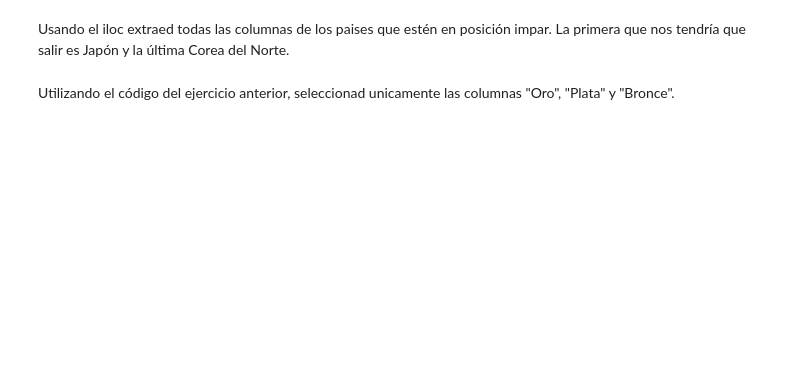
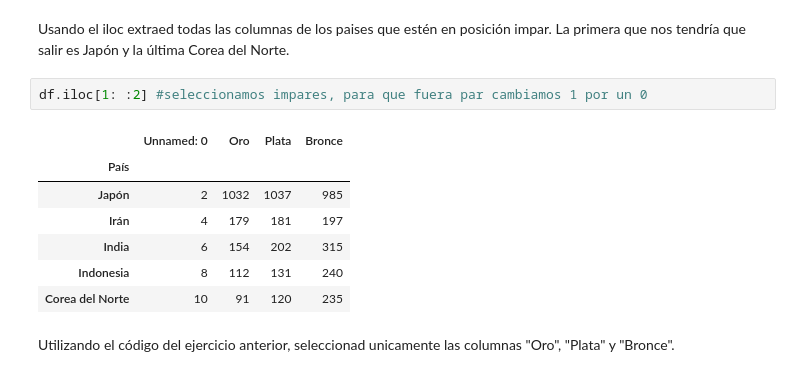
Before and after one commit to anane3373/PromoE-DA-Modulo2-sprint1-AnaIsabel-AnaG-Victoria, a Jupyter notebook: Pair1PAndas.ipynb, the cells around one changed output. Drawn from its saved outputs; the diff is of its cells as text; blank space fills up the shorter version.

```diff
--- a/Pair1PAndas.ipynb
+++ b/Pair1PAndas.ipynb
@@ -50,4 +183,14 @@
 # %% [markdown]
 <p>Usando el iloc extraed todas las columnas de los paises que estén en posición impar. La primera que nos tendría que salir es Japón y la última Corea del Norte.</p>
+# %%
+df.iloc[1: :2] #seleccionamos impares, para que fuera par cambiamos 1 por un 0
+# %% [output]
+|  | Unnamed: 0 | Oro | Plata | Bronce |
+| País |  |  |  |  |
+| Japón | 2 | 1032 | 1037 | 985 |
+| Irán | 4 | 179 | 181 | 197 |
+| India | 6 | 154 | 202 | 315 |
+| Indonesia | 8 | 112 | 131 | 240 |
+| Corea del Norte | 10 | 91 | 120 | 235 |
 # %% [markdown]
 <p>Utilizando el código del ejercicio anterior, seleccionad unicamente las columnas "Oro", "Plata" y "Bronce".</p>
```
Also changed, not shown: parts of 35 cells of this notebook.
